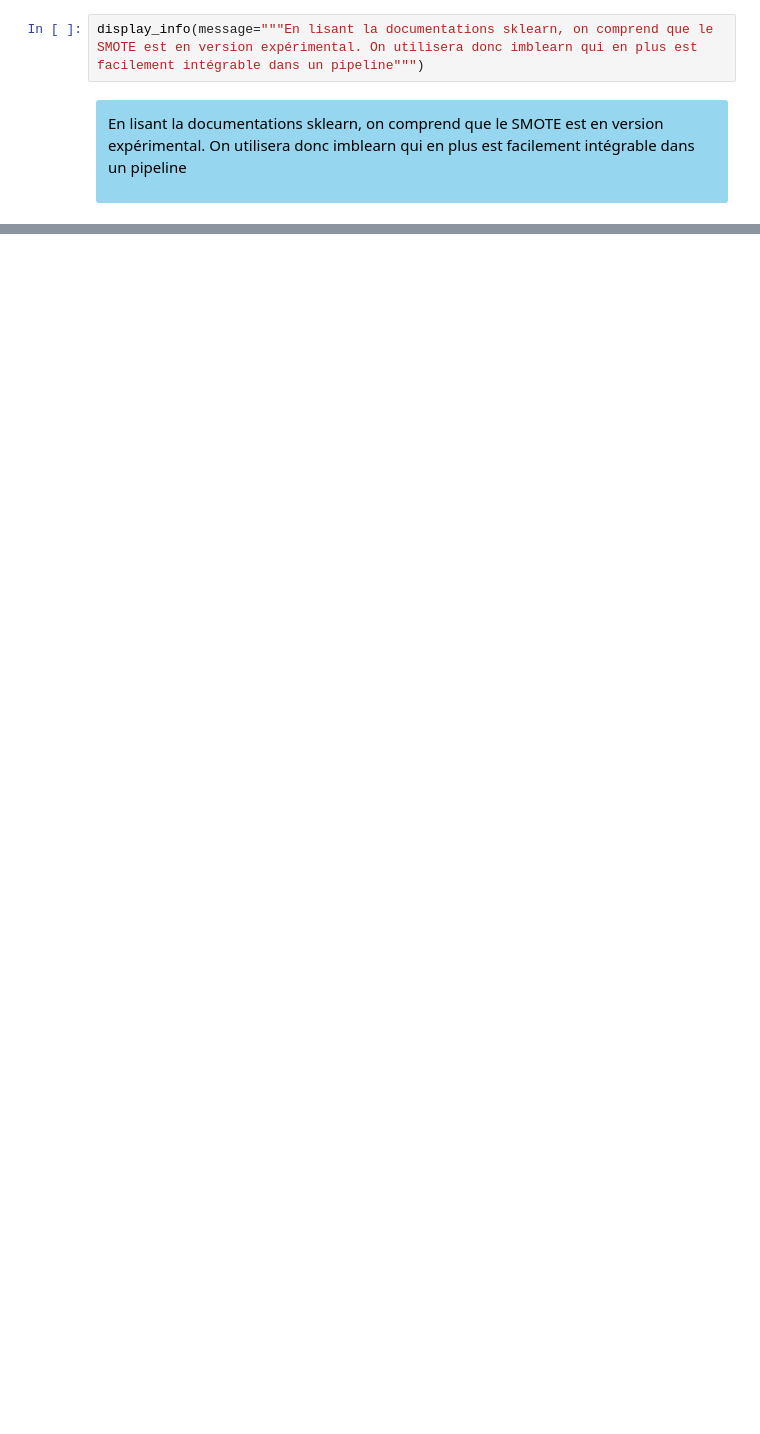
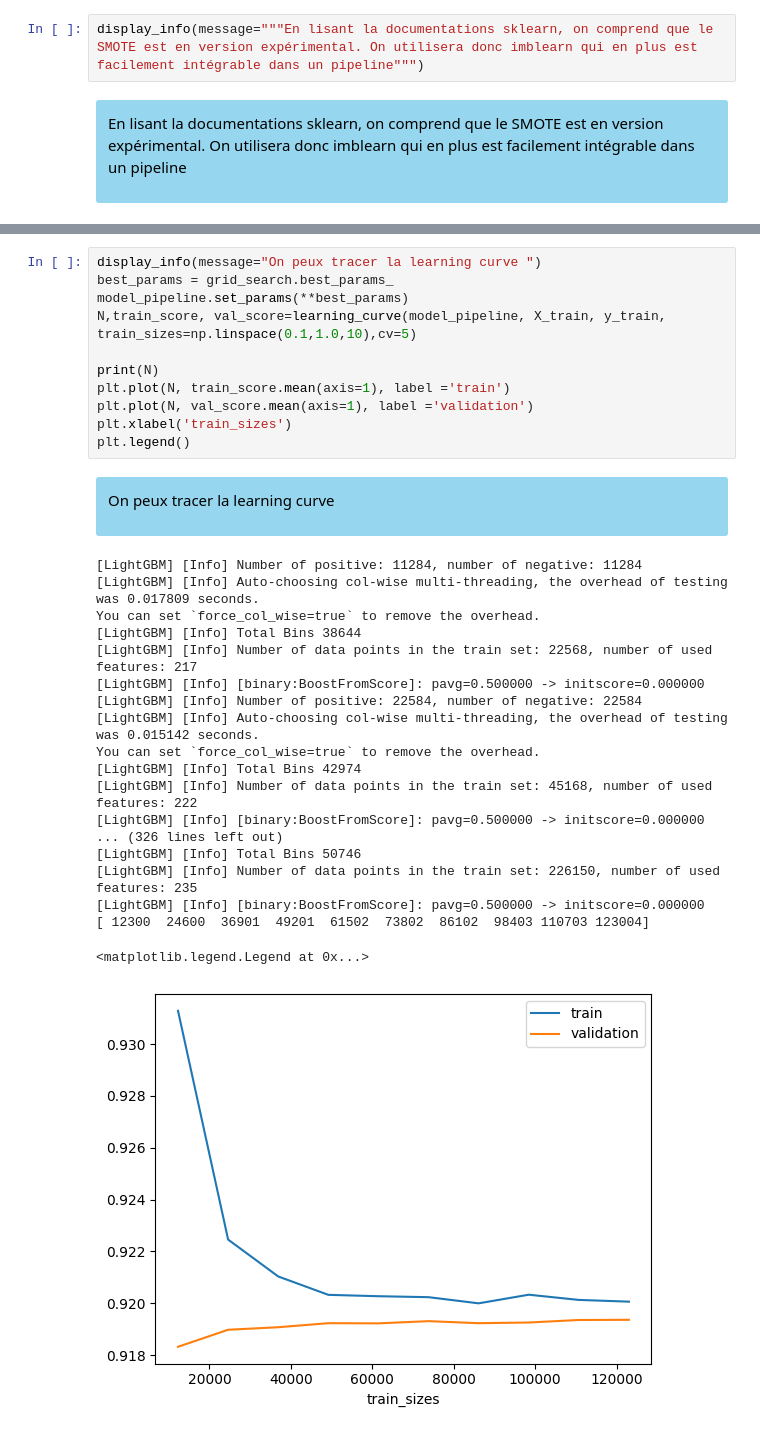
Before and after one commit to Belin27000/P4_ScoringModel, a Jupyter notebook: Lecerf_yann_2_notebook_modelisation.ipynb, the cells around one changed output, grey strips where cells are left out. Drawn from its saved outputs; the diff is of its cells as text; blank space fills up the shorter version.

```diff
--- a/Lecerf_yann_2_notebook_modelisation.ipynb
+++ b/Lecerf_yann_2_notebook_modelisation.ipynb
@@ -190,0 +568,32 @@ Le meilleur algorithme sans amélioration des hyper paramètre LGBM
+# %%
+display_info(message="On peux tracer la learning curve ")
+best_params = grid_search.best_params_
+model_pipeline.set_params(**best_params)
+N,train_score, val_score=learning_curve(model_pipeline, X_train, y_train, train_sizes=np.linspace(0.1,1.0,10),cv=5)
+
+print(N)
+plt.plot(N, train_score.mean(axis=1), label ='train')
+plt.plot(N, val_score.mean(axis=1), label ='validation')
+plt.xlabel('train_sizes')
+plt.legend()
+# %% [output]
+On peux tracer la learning curve
+[LightGBM] [Info] Number of positive: 11284, number of negative: 11284
+[LightGBM] [Info] Auto-choosing col-wise multi-threading, the overhead of testing was 0.017809 seconds.
+You can set `force_col_wise=true` to remove the overhead.
+[LightGBM] [Info] Total Bins 38644
+[LightGBM] [Info] Number of data points in the train set: 22568, number of used features: 217
+[LightGBM] [Info] [binary:BoostFromScore]: pavg=0.500000 -> initscore=0.000000
+[LightGBM] [Info] Number of positive: 22584, number of negative: 22584
+[LightGBM] [Info] Auto-choosing col-wise multi-threading, the overhead of testing was 0.015142 seconds.
+You can set `force_col_wise=true` to remove the overhead.
+[LightGBM] [Info] Total Bins 42974
+[LightGBM] [Info] Number of data points in the train set: 45168, number of used features: 222
+[LightGBM] [Info] [binary:BoostFromScore]: pavg=0.500000 -> initscore=0.000000
+... (326 lines left out)
+[LightGBM] [Info] Total Bins 50746
+[LightGBM] [Info] Number of data points in the train set: 226150, number of used features: 235
+[LightGBM] [Info] [binary:BoostFromScore]: pavg=0.500000 -> initscore=0.000000
+[ 12300  24600  36901  49201  61502  73802  86102  98403 110703 123004]
+<matplotlib.legend.Legend at 0x...>
+[figure, added]
```
Also changed, not shown: parts of 21 cells of this notebook.
